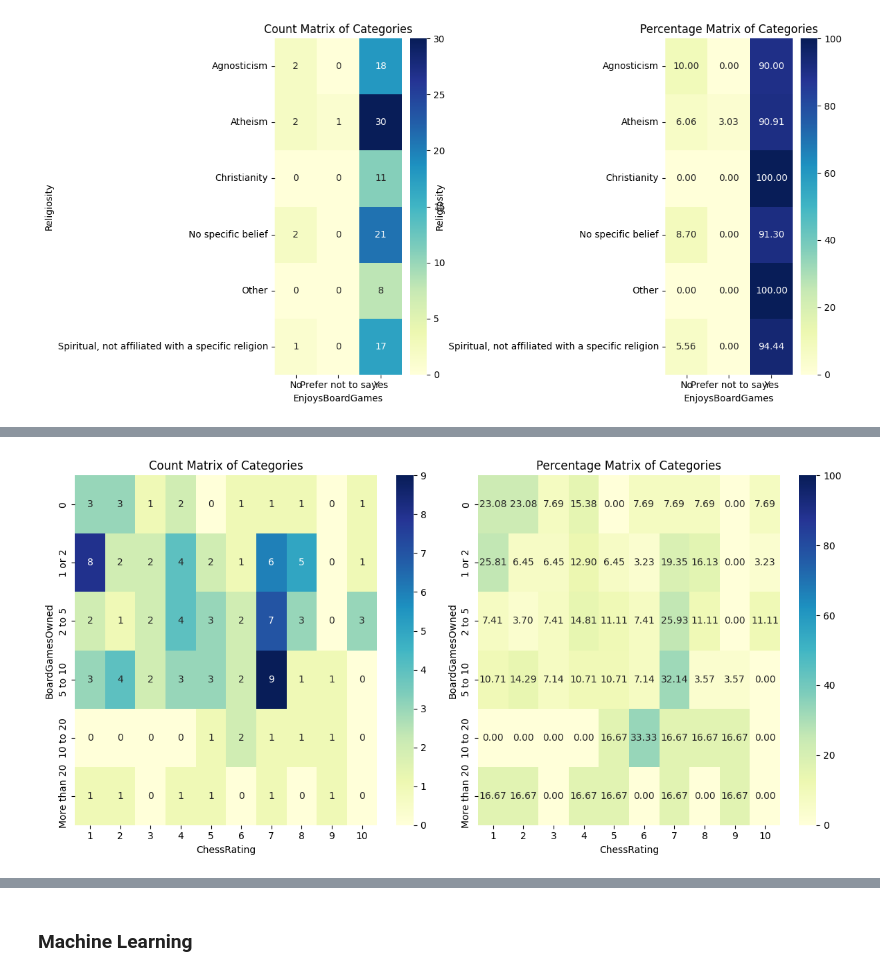
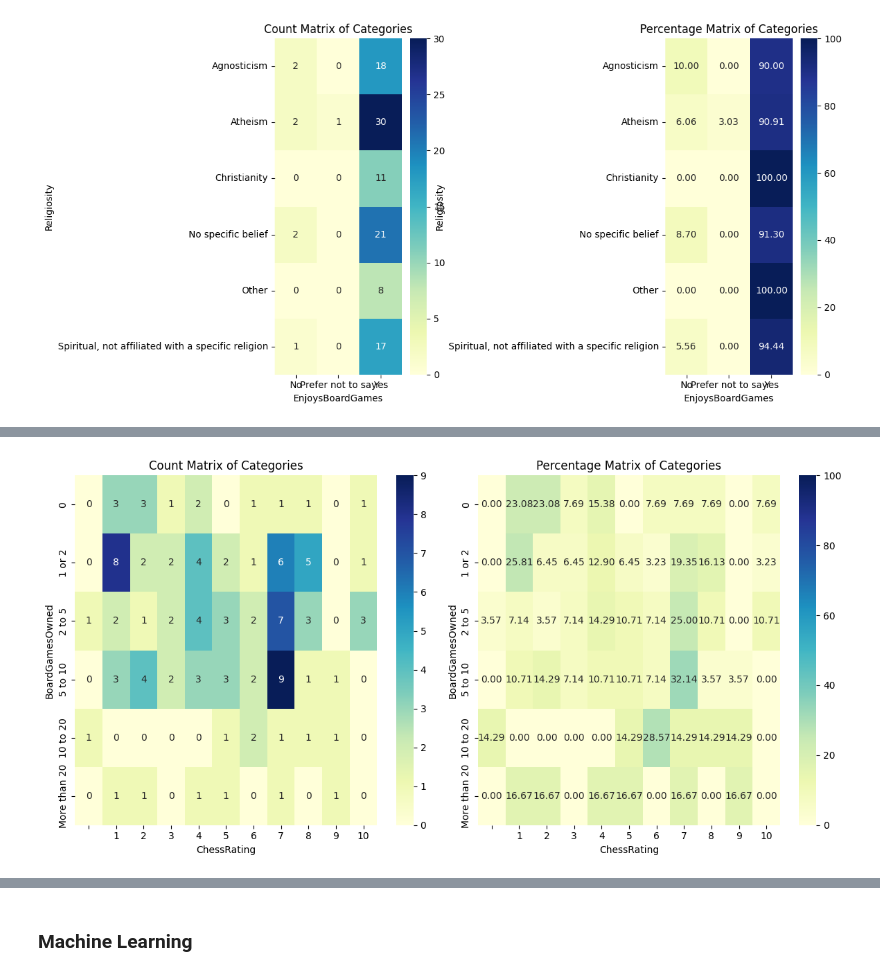
Before and after one commit to sevenwwu/sevenwwu.github.io, a Jupyter notebook: Data Science 311 Findings.ipynb, the cells around one changed output, grey strips where cells are left out. Drawn from its saved outputs; the diff is of its cells as text; code cells hidden in the pictures.

```diff
--- a/Data Science 311 Findings.ipynb
+++ b/Data Science 311 Findings.ipynb
@@ -576,17 +608,5 @@ Never                     3
 Name: count, dtype: int64
-# %%
-range_order = ['0', '1 or 2', '2 to 5', '5 to 10', '10 to 20', "More than 20"]
-
-# Convert the 'BoardGamesOwned' column to a categorical type with the specified order
-copy_df = cleaned_df.copy()
-copy_df['BoardGamesOwned'] = copy_df['BoardGamesOwned'].apply(lambda x: "0" if x == "I do not own any board/card games.\xa0" else x)
-
-copy_df['BoardGamesOwned'] = pd.Categorical(copy_df['BoardGamesOwned'], categories=range_order, ordered=True)
-
-copy_df['ChessRating'] = copy_df['ChessRating'].astype(str)
-copy_df['ChessRating'] = pd.Categorical(copy_df['ChessRating'], categories=["nan","0","1","2","3","4","5","6","7","8","9","10"], ordered=True)
-
-
-plot_count_and_percentage_heatmaps(copy_df['BoardGamesOwned'].sort_values(), copy_df["ChessRating"].sort_values())
-# %% [output]
-[figure, removed]
+# %%
+plot_count_and_percentage_heatmaps(cleaned_df["BoardGamesOwned"], cleaned_df["ChessRating"])
+# %% [output]
+[figure, added]
```
Also changed, not shown: parts of 17 cells of this notebook.
